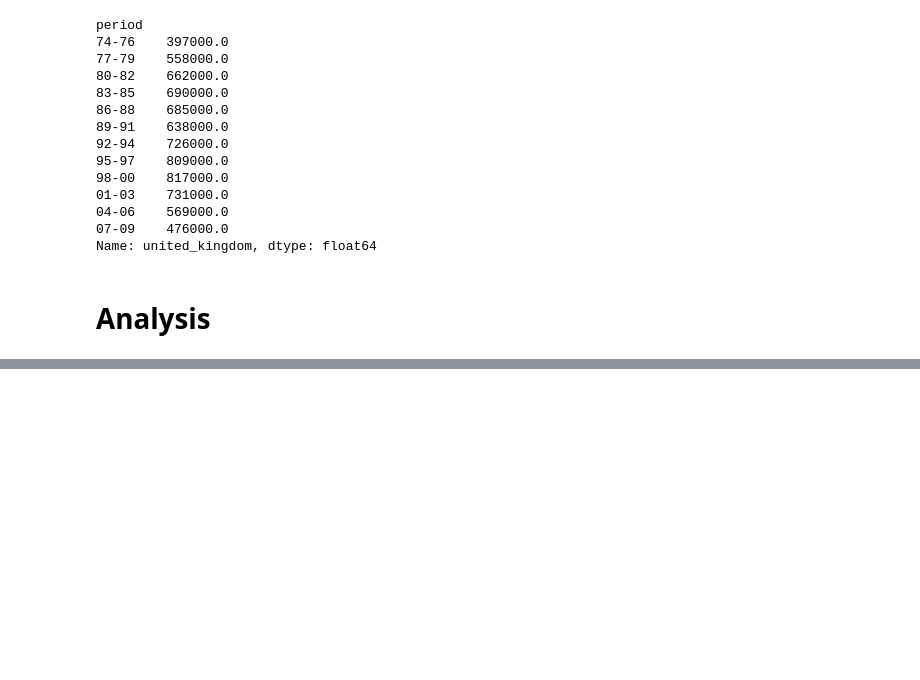
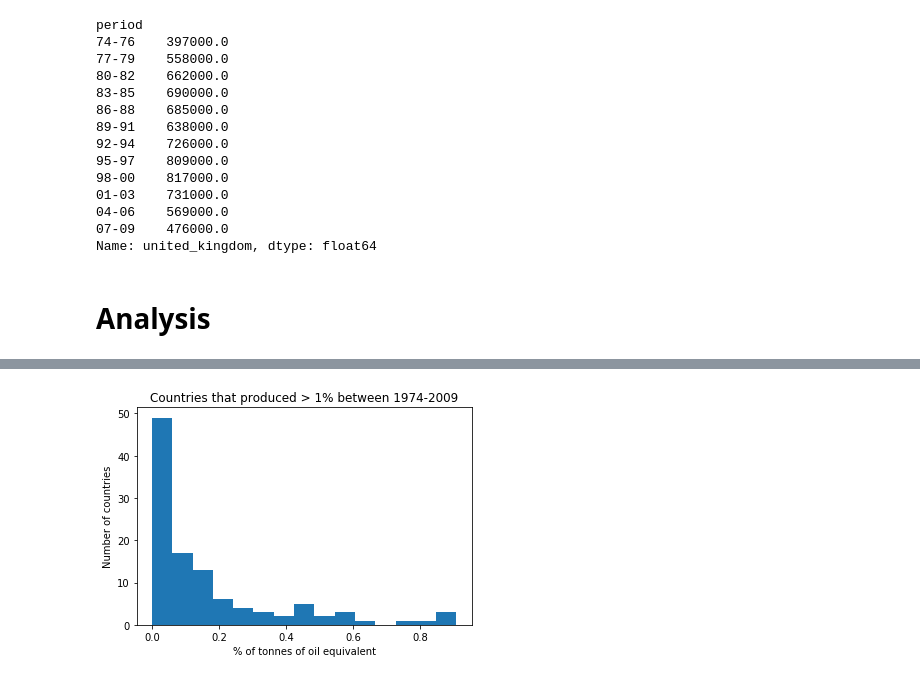
Before and after one commit to reneang17/data-analyst, a Jupyter notebook: gapminder_energy/gapminder_energy_production.ipynb, the cells around one changed output, grey strips where cells are left out. Cells and saved outputs as stored; diff of their text form; code cells hidden in the pictures; blank space fills up the shorter version.

```diff
--- a/gapminder_energy/gapminder_energy_production.ipynb
+++ b/gapminder_energy/gapminder_energy_production.ipynb
@@ -280,0 +263,7 @@ df[df.sum(axis=1)>1e7]
+# %%
+plt.hist(total_percentage[total_percentage<1] , bins= 15);
+plt.title("Countries that produced > 1% between 1974-2009")
+plt.xlabel("% of tonnes of oil equivalent")
+plt.ylabel("Number of countries");
+# %% [output]
+[figure, added]
```
Also changed, not shown: parts of 25 cells of this notebook.
